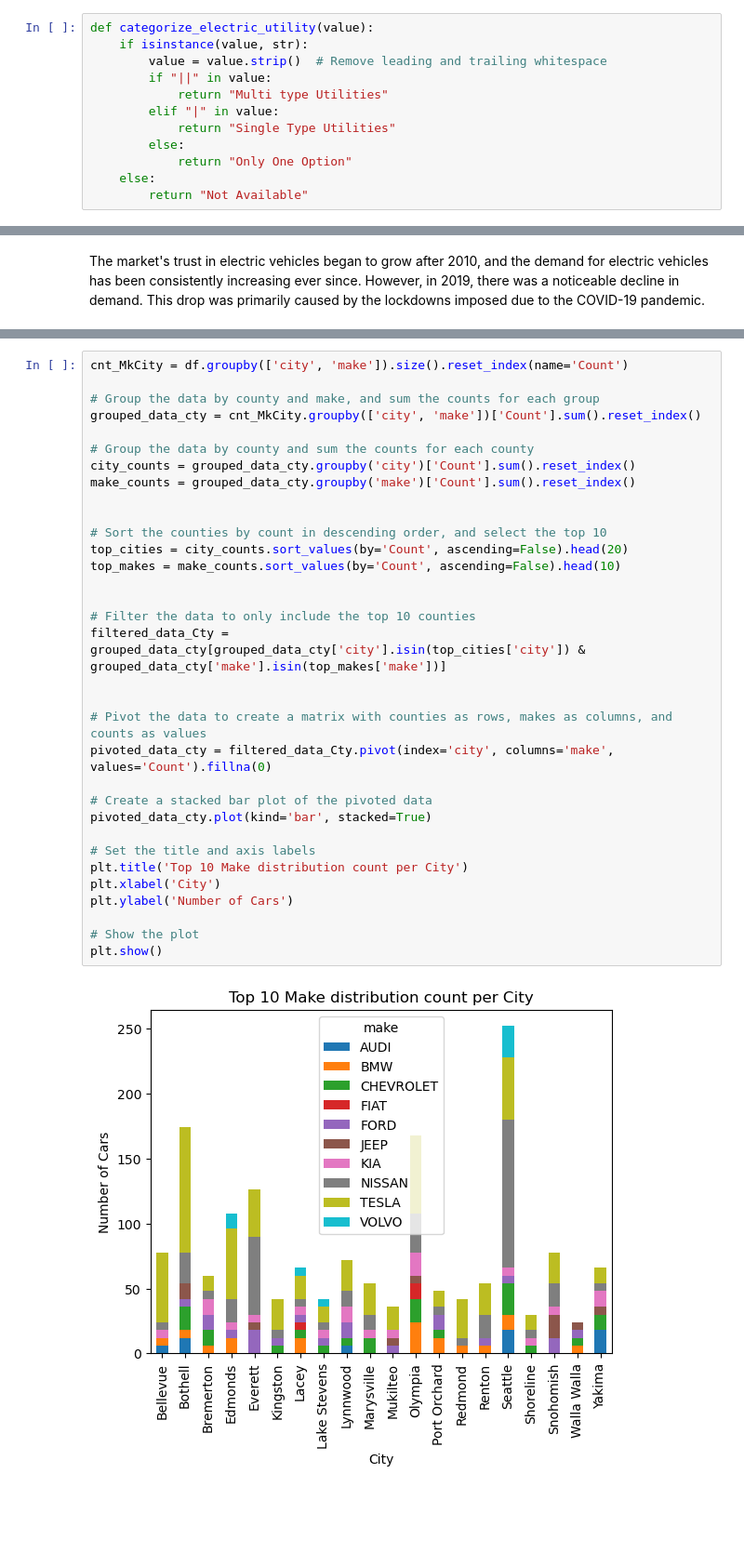
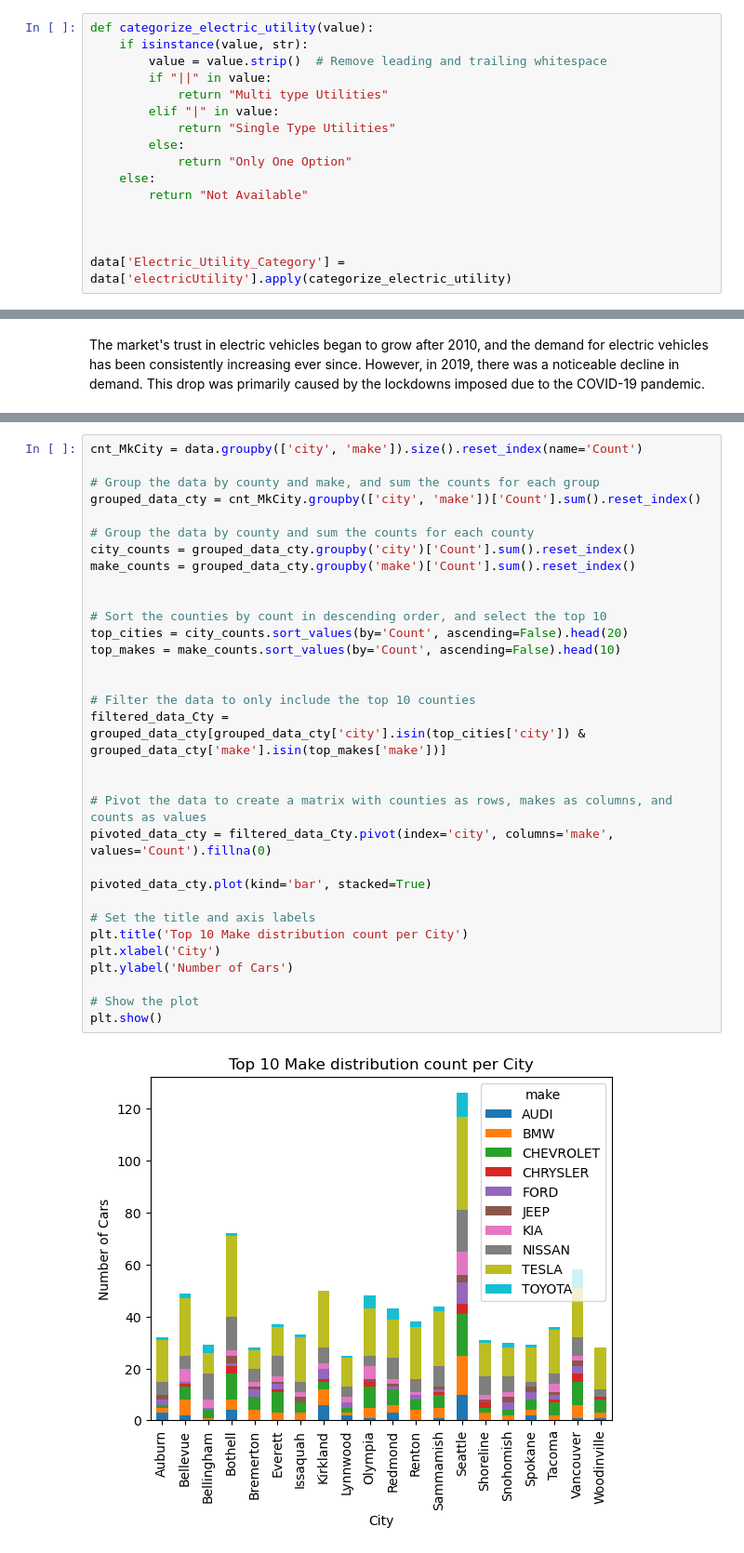
Before and after one commit to Salsheddi/Electric-Vehicles-Data-Science-Project, a Jupyter notebook: Electric-Vehicles-Data-Science-Project.ipynb, the cells around one changed output, grey strips where cells are left out. Shown: that part at 93% size. Drawn from its saved outputs; the diff is of its cells as text; blank space fills up the shorter version.

```diff
--- a/Electric-Vehicles-Data-Science-Project.ipynb
+++ b/Electric-Vehicles-Data-Science-Project.ipynb
@@ -395,4 +394,8 @@ def categorize_electric_utility(value):
             return "Only One Option"
     else:
         return "Not Available"
+
+
+
+data['Electric_Utility_Category'] = data['electricUtility'].apply(categorize_electric_utility)
 # %%
@@ -479,35 +488,34 @@ King county has the highest number of electric cars registered with 850 cars, fo
 # %%
-cnt_MkCity = df.groupby(['city', 'make']).size().reset_index(name='Count')
+cnt_MkCity = data.groupby(['city', 'make']).size().reset_index(name='Count')
 
 # Group the data by county and make, and sum the counts for each group
 grouped_data_cty = cnt_MkCity.groupby(['city', 'make'])['Count'].sum().reset_index()
 
 # Group the data by county and sum the counts for each county
 city_counts = grouped_data_cty.groupby('city')['Count'].sum().reset_index()
 make_counts = grouped_data_cty.groupby('make')['Count'].sum().reset_index()
 
 
 # Sort the counties by count in descending order, and select the top 10
 top_cities = city_counts.sort_values(by='Count', ascending=False).head(20)
 top_makes = make_counts.sort_values(by='Count', ascending=False).head(10)
 
 
 # Filter the data to only include the top 10 counties
 filtered_data_Cty = grouped_data_cty[grouped_data_cty['city'].isin(top_cities['city']) & grouped_data_cty['make'].isin(top_makes['make'])]
 
 
 # Pivot the data to create a matrix with counties as rows, makes as columns, and counts as values
 pivoted_data_cty = filtered_data_Cty.pivot(index='city', columns='make', values='Count').fillna(0)
 
-# Create a stacked bar plot of the pivoted data
 pivoted_data_cty.plot(kind='bar', stacked=True)
 
 # Set the title and axis labels
 plt.title('Top 10 Make distribution count per City')
 plt.xlabel('City')
 plt.ylabel('Number of Cars')
 
 # Show the plot
 plt.show()
 # %% [output]
-[figure, old version]
+[figure, new version]
```
Also changed, not shown: parts of 27 cells of this notebook.
